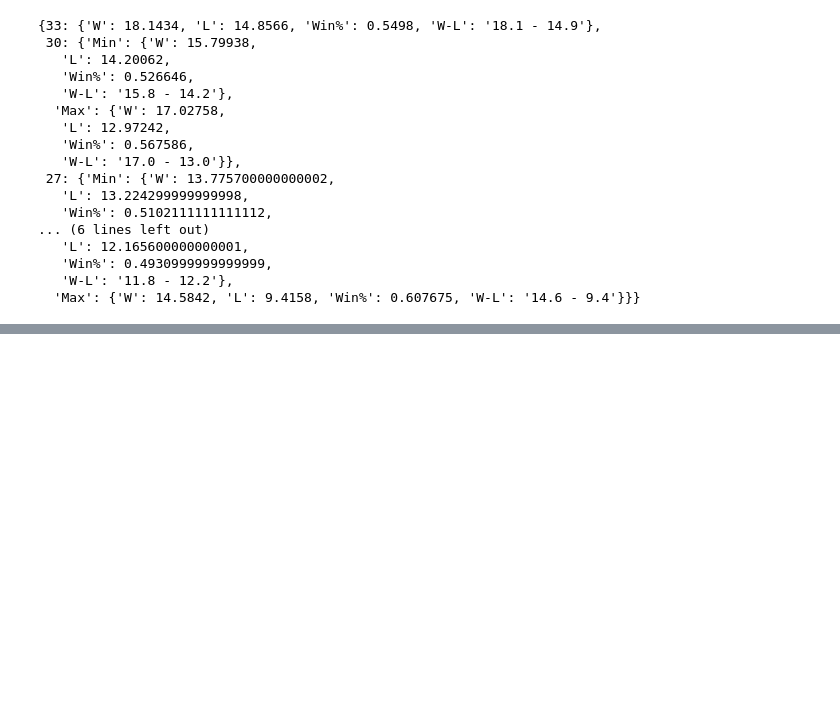
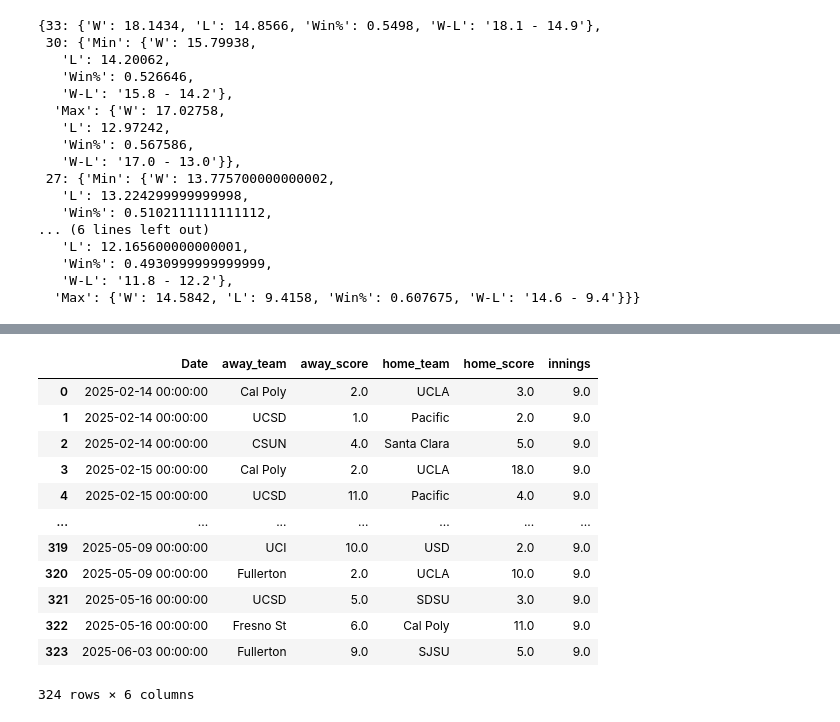
Before and after one commit to jackkalsched/UCSD_Baseball_25, a Jupyter notebook: Other/schedule_optimization.ipynb, the cells around one changed output, grey strips where cells are left out. Saved outputs shown, nothing was run; the diff lists cells and outputs as text; code cells hidden in the pictures; blank space fills up the shorter version.

```diff
--- a/Other/schedule_optimization.ipynb
+++ b/Other/schedule_optimization.ipynb
@@ -342,0 +371,3 @@ print(df)
+# %%
+nonconf_gamelog = nonconf[(nonconf['away_team'].isin(potential_nonconf_teams) | nonconf['home_team'].isin(potential_nonconf_teams))][['Date', 'away_team', 'away_score', 'home_team', 'home_score', 'innings']].copy().reset_index(drop=True)
+nonconf_gamelog.sample(5)
@@ -342,0 +381,46 @@ print(df)
+# %%
+nonconf_gamelog = nonconf_gamelog.replace({'UC San Diego\nTritons': 'UCSD',
+                                           'CS Northridge\nMatadors': 'CSUN',
+                                           'Pacific\nTigers' : 'Pacific',
+                                           'Santa Clara\nBroncos': 'Santa Clara',
+                                           'San Diego St\nAztecs': 'SDSU',
+                                           'UC Santa Barbara\nGauchos': 'UCSB',
+                                           'Oregon St\nBeavers': 'OSU',
+                                           'UC Irvine\nAnteaters': 'UCI',
+                                           'Fresno St\nBulldogs': 'Fresno St',
+                                           'San Diego\nToreros': 'USD',
+                                           'Arizona St\nSun Devils': 'ASU',
+                                           'San Francisco\nDons': 'San Francisco',
+                                           'San Jose St\nSpartans': 'SJSU',
+                                           'Loy Marymount\nLions': 'LMU',
+                                           'USC\nTrojans': 'USC',
+                                           'Utah Tech\nRebels': 'Utah Tech',
+                                           'Nevada\nWolf Pack': 'Nevada',
+                                           'Pepperdine\nWaves': 'Pepperdine',
+                                           'UC Riverside\nHighlanders': 'UCR',
+                                           'Cal Baptist\nLancers': 'Cal Bap',
+                                           'Cal Poly\nMustangs': 'Cal Poly',
+                                           'Long Beach St\n49ers': 'LBSU',
+                                           'CS Sacramento\nHornets': 'Sacramento State',
+                                           'UCLA\nBruins': 'UCLA',
+                                           'CS Bakersfield\nRoadrunners': 'Bakersfield',
+                                           'CS Fullerton\nTitans': 'Fullerton',
+                                           'Utah Valley\nWolverines': 'Utah Valley'
+                                           }, regex=False)
+
+new_nonconf = nonconf_gamelog[(~((nonconf_gamelog['away_team'] == 'UC Davis\nAggies') | (nonconf_gamelog['home_team'] == 'UC Davis\nAggies'))) & (~((nonconf_gamelog['away_team'] == 'Hawaii\nRainbow Warriors') | (nonconf_gamelog['home_team'] == 'Hawaii\nRainbow Warriors')))].reset_index(drop=True)
+new_nonconf
+# %% [output]
+|  | Date | away_team | away_score | home_team | home_score | innings |
+| 0 | 2025-02-14 00:00:00 | Cal Poly | 2.0 | UCLA | 3.0 | 9.0 |
+| 1 | 2025-02-14 00:00:00 | UCSD | 1.0 | Pacific | 2.0 | 9.0 |
+| 2 | 2025-02-14 00:00:00 | CSUN | 4.0 | Santa Clara | 5.0 | 9.0 |
+| 3 | 2025-02-15 00:00:00 | Cal Poly | 2.0 | UCLA | 18.0 | 9.0 |
+| 4 | 2025-02-15 00:00:00 | UCSD | 11.0 | Pacific | 4.0 | 9.0 |
+| ... | ... | ... | ... | ... | ... | ... |
+| 319 | 2025-05-09 00:00:00 | UCI | 10.0 | USD | 2.0 | 9.0 |
+| 320 | 2025-05-09 00:00:00 | Fullerton | 2.0 | UCLA | 10.0 | 9.0 |
+| 321 | 2025-05-16 00:00:00 | UCSD | 5.0 | SDSU | 3.0 | 9.0 |
+| 322 | 2025-05-16 00:00:00 | Fresno St | 6.0 | Cal Poly | 11.0 | 9.0 |
+| 323 | 2025-06-03 00:00:00 | Fullerton | 9.0 | SJSU | 5.0 | 9.0 |
+324 rows × 6 columns
```
Also changed, not shown: parts of 11 cells of this notebook.
